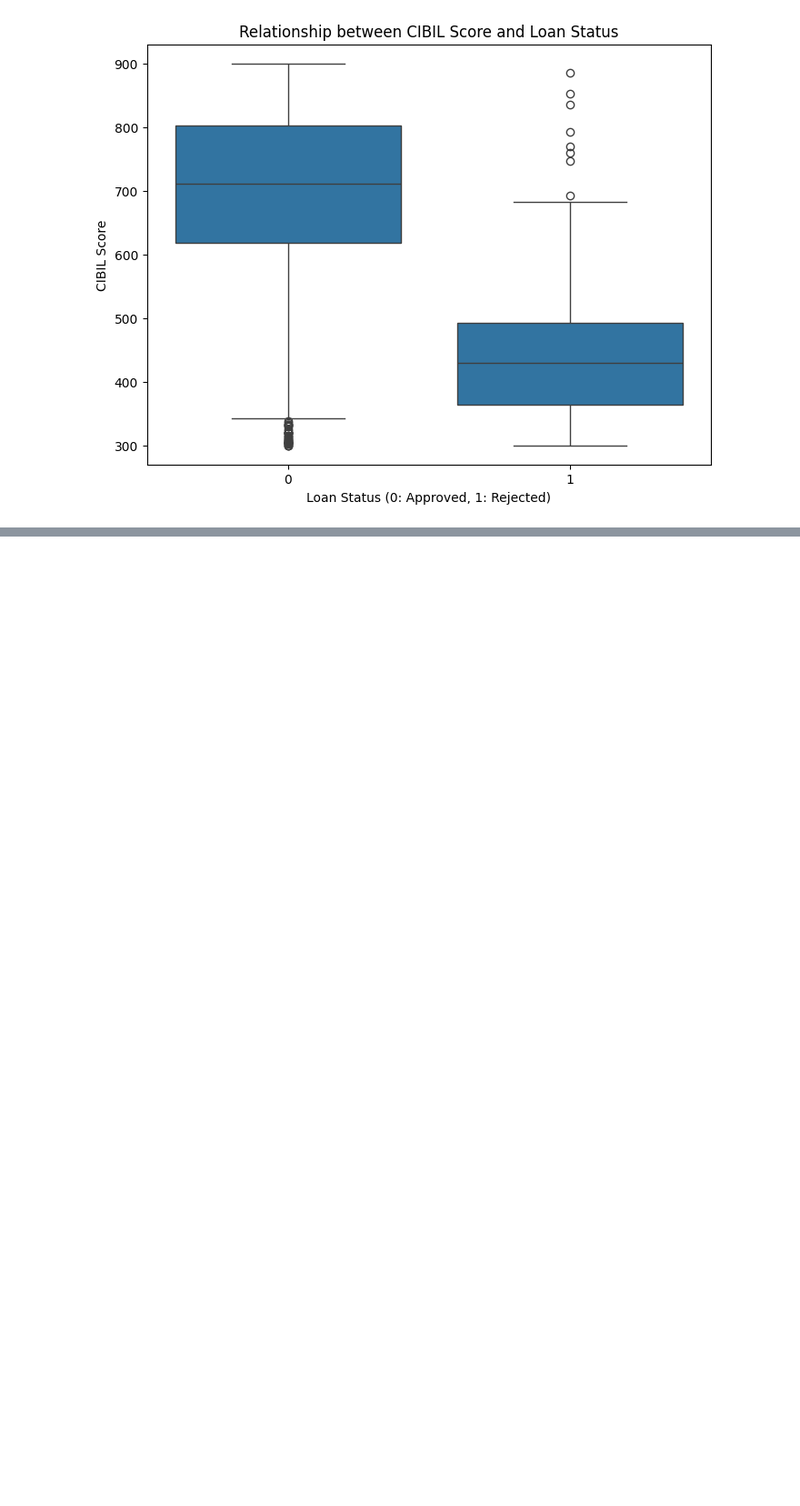
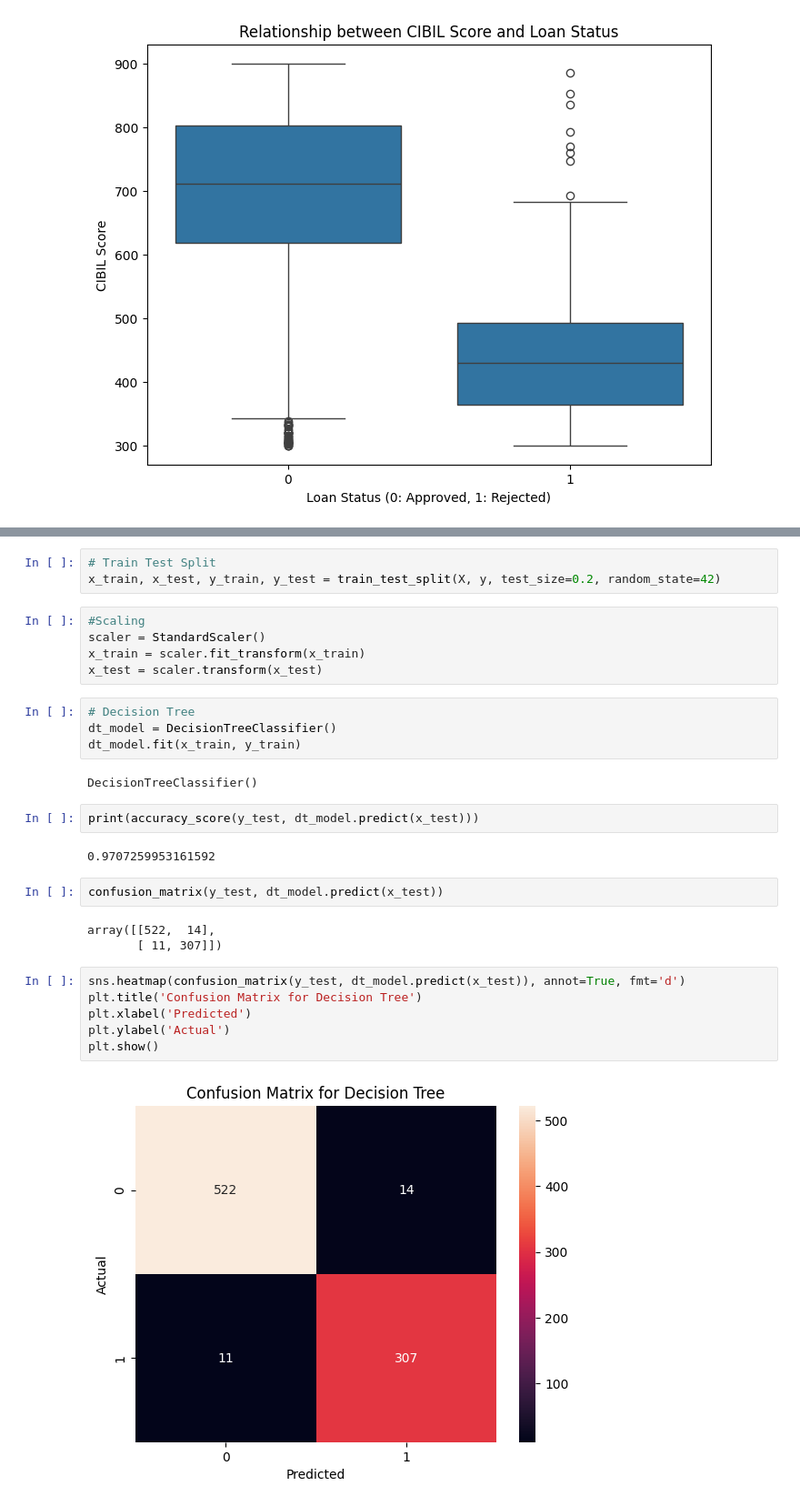
Before and after one commit to varshamqa/AIML_Practice_Repo_VSC1, a Jupyter notebook: ML_Project1.ipynb, the cells around one changed output, grey strips where cells are left out. Shown at 91% size. Cells and saved outputs as stored; diff of their text form; blank space fills up the shorter version.

```diff
--- a/ML_Project1.ipynb
+++ b/ML_Project1.ipynb
@@ -240,0 +216,31 @@ recall_score(y_test, prediction)
+# %%
+# Train Test Split
+x_train, x_test, y_train, y_test = train_test_split(X, y, test_size=0.2, random_state=42)
+# %%
+#Scaling
+scaler = StandardScaler()
+x_train = scaler.fit_transform(x_train)
+x_test = scaler.transform(x_test)
+# %%
+# Decision Tree
+dt_model = DecisionTreeClassifier()
+dt_model.fit(x_train, y_train)
+# %% [output]
+DecisionTreeClassifier()
+# %%
+print(accuracy_score(y_test, dt_model.predict(x_test)))
+# %% [output]
+0.9707259953161592
+# %%
+confusion_matrix(y_test, dt_model.predict(x_test))
+# %% [output]
+array([[522,  14],
+       [ 11, 307]])
+# %%
+sns.heatmap(confusion_matrix(y_test, dt_model.predict(x_test)), annot=True, fmt='d')
+plt.title('Confusion Matrix for Decision Tree')
+plt.xlabel('Predicted')
+plt.ylabel('Actual')
+plt.show()
+# %% [output]
+[figure, added]
```
Also changed, not shown: parts of 47 cells of this notebook.
